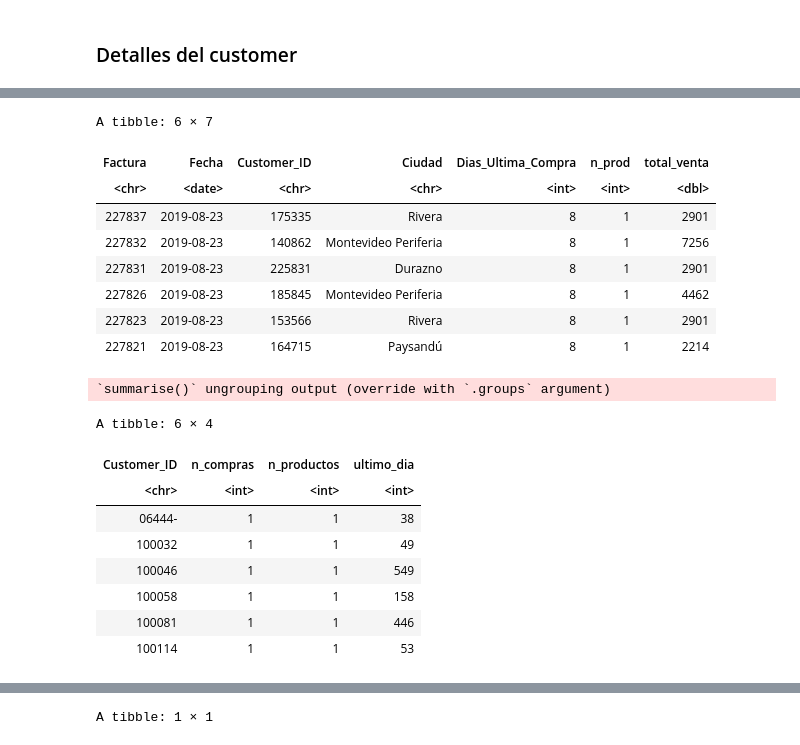
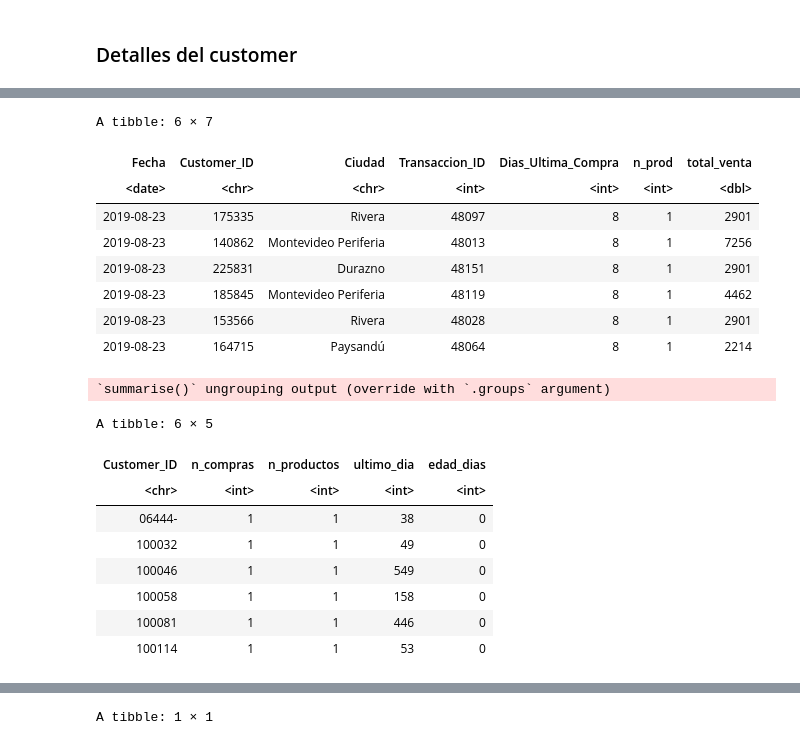
Before and after one commit to creyesp/r-course, a Jupyter notebook: notebooks/Obligatorio.ipynb, the cells around one changed output, grey strips where cells are left out. Cells and saved outputs as stored; diff of their text form; code cells hidden in the pictures.

```diff
--- a/notebooks/Obligatorio.ipynb
+++ b/notebooks/Obligatorio.ipynb
@@ -90,7 +120,8 @@ Posible estrategia seria llenar con un numero random todas las compras de un usu
 ## Filtrado de las transacciones validas
 # %%
 df_clean <- df %>%
-    filter(!is.na(Precio_Venta_2), !is.na(Factura), !is.na(Customer_ID))
+    filter(!is.na(Precio_Venta_2),
+           !is.na(Customer_ID))
 # %%
 cheack_missing(df_clean)
 # %% [output]
@@ -121,7 +155,7 @@ summary(df_clean)
 ### Detalle de la compra
 # %%
 resumen_compra <- df_clean %>%
-    group_by(Factura) %>%
+    group_by(Transaccion_ID) %>%
     summarise(n_prod = n(),
               total_venta = sum(Precio_Venta_2),
              ) %>%
@@ -148,6 +182,6 @@ A tibble: 10 × 3
 # %%
-feactura <- df_clean %>%
-    distinct(Factura, Fecha, Customer_ID, Ciudad, Dias_Ultima_Compra) %>%
+transaccion <- df_clean %>%
+    distinct(Transaccion_ID, Fecha, Customer_ID, Ciudad) %>%
     mutate(Dias_Ultima_Compra = as.integer(max(Fecha) - Fecha))
 
 head(feactura)
@@ -178,33 +212,34 @@ df_clean %>%
 # %%
-resumen_factura <- feactura %>% inner_join(resumen_compra, by = "Factura")
-head(resumen_factura)
+resumen_transaccion <- transaccion %>% inner_join(resumen_compra, by = "Transaccion_ID")
+head(resumen_transaccion)
 # %% [output]
 A tibble: 6 × 7
-| Factura | Fecha | Customer_ID | Ciudad | Dias_Ultima_Compra | n_prod | total_venta |
-| <chr> | <date> | <chr> | <chr> | <int> | <int> | <dbl> |
-| 227837 | 2019-08-23 | 175335 | Rivera | 8 | 1 | 2901 |
-| 227832 | 2019-08-23 | 140862 | Montevideo Periferia | 8 | 1 | 7256 |
-| 227831 | 2019-08-23 | 225831 | Durazno | 8 | 1 | 2901 |
-| 227826 | 2019-08-23 | 185845 | Montevideo Periferia | 8 | 1 | 4462 |
-| 227823 | 2019-08-23 | 153566 | Rivera | 8 | 1 | 2901 |
-| 227821 | 2019-08-23 | 164715 | Paysandú | 8 | 1 | 2214 |
+| Fecha | Customer_ID | Ciudad | Transaccion_ID | Dias_Ultima_Compra | n_prod | total_venta |
+| <date> | <chr> | <chr> | <int> | <int> | <int> | <dbl> |
+| 2019-08-23 | 175335 | Rivera | 48097 | 8 | 1 | 2901 |
+| 2019-08-23 | 140862 | Montevideo Periferia | 48013 | 8 | 1 | 7256 |
+| 2019-08-23 | 225831 | Durazno | 48151 | 8 | 1 | 2901 |
+| 2019-08-23 | 185845 | Montevideo Periferia | 48119 | 8 | 1 | 4462 |
+| 2019-08-23 | 153566 | Rivera | 48028 | 8 | 1 | 2901 |
+| 2019-08-23 | 164715 | Paysandú | 48064 | 8 | 1 | 2214 |
 # %%
-customer  <- resumen_factura %>%
+customer  <- resumen_transaccion %>%
     group_by(Customer_ID) %>%
-    summarise(n_compras = n(),
+    summarise(n_compras = n(),  # frecuencia
               n_productos = sum(n_prod),
-              ultimo_dia = min(Dias_Ultima_Compra)
+              ultimo_dia = min(Dias_Ultima_Compra),
+              edad_dias = as.integer(max(Fecha)-min(Fecha))
              ) %>%
     arrange(n_compras)
 head(customer)
 # %% [output]
 `summarise()` ungrouping output (override with `.groups` argument)
-A tibble: 6 × 4
+A tibble: 6 × 5
-| Customer_ID | n_compras | n_productos | ultimo_dia |
-| <chr> | <int> | <int> | <int> |
-| 06444- | 1 | 1 | 38 |
-| 100032 | 1 | 1 | 49 |
-| 100046 | 1 | 1 | 549 |
-| 100058 | 1 | 1 | 158 |
-| 100081 | 1 | 1 | 446 |
-| 100114 | 1 | 1 | 53 |
+| Customer_ID | n_compras | n_productos | ultimo_dia | edad_dias |
+| <chr> | <int> | <int> | <int> | <int> |
+| 06444- | 1 | 1 | 38 | 0 |
+| 100032 | 1 | 1 | 49 | 0 |
+| 100046 | 1 | 1 | 549 | 0 |
+| 100058 | 1 | 1 | 158 | 0 |
+| 100081 | 1 | 1 | 446 | 0 |
+| 100114 | 1 | 1 | 53 | 0 |
```
Also changed, not shown: parts of 14 cells of this notebook, 6 other files.
